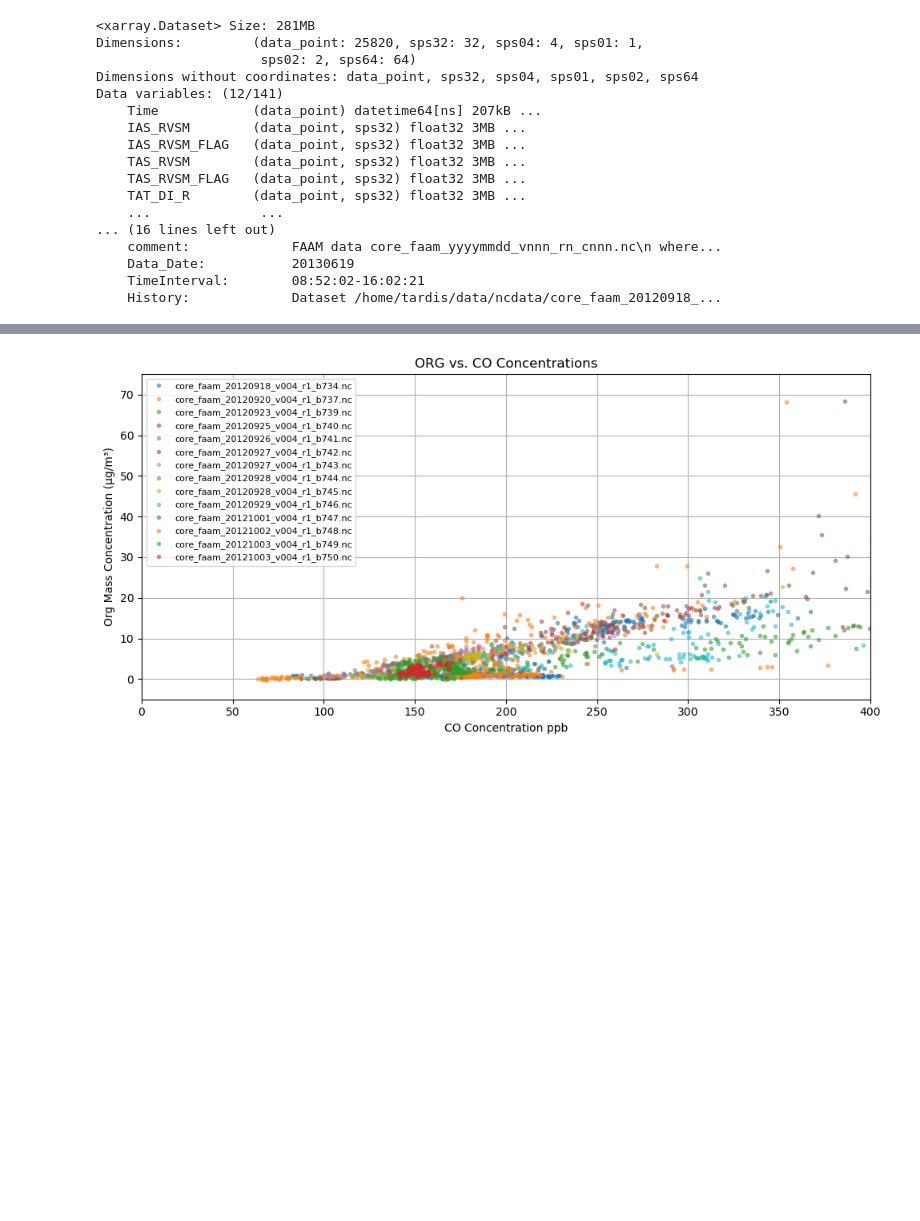
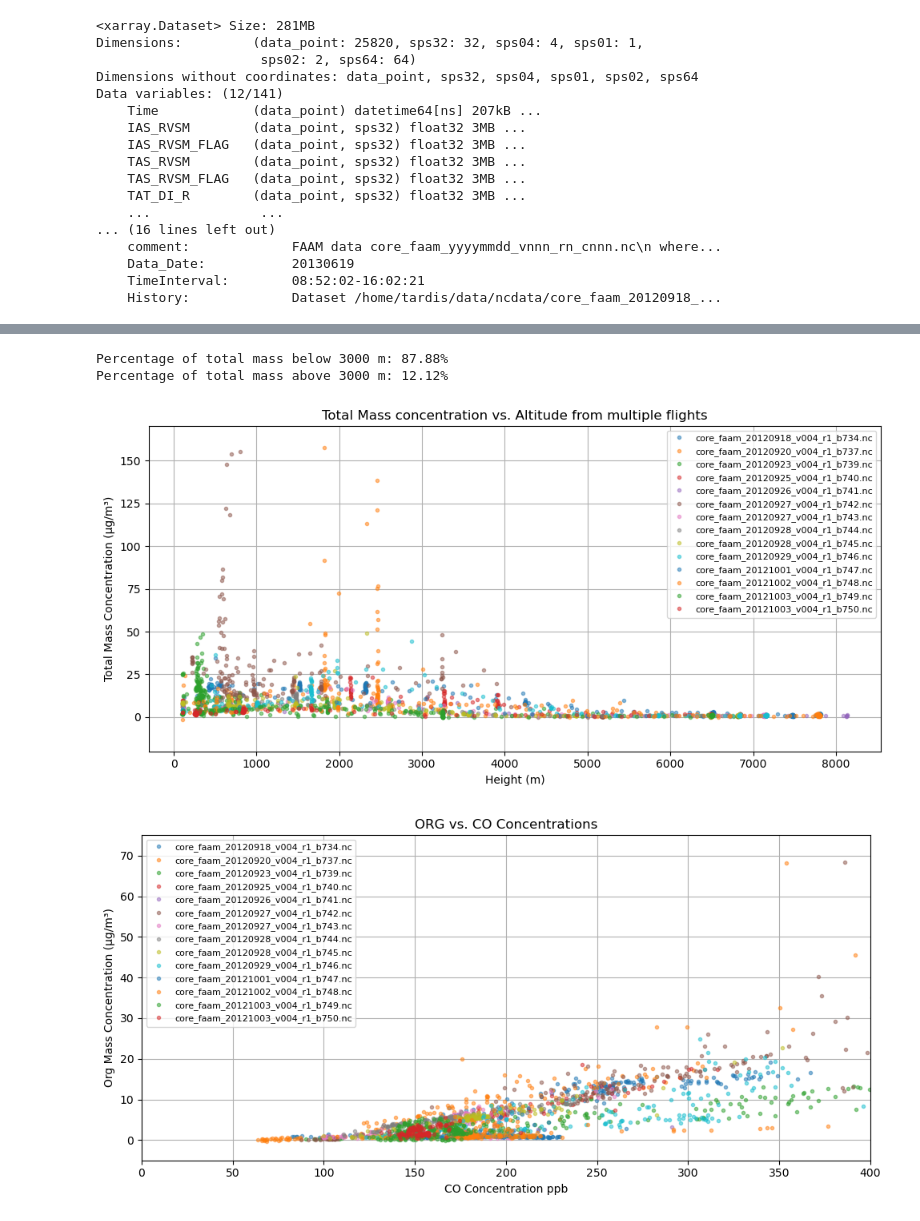
Before and after one commit to thiago-vg/SAMBBA-data-analysis, a Jupyter notebook: Scripts/Height/Height_x_ORG.ipynb, the cells around one changed output, grey strips where cells are left out. Saved outputs shown, nothing was run; the diff lists cells and outputs as text; code cells hidden in the pictures; blank space fills up the shorter version.

```diff
--- a/Scripts/Height/Height_x_ORG.ipynb
+++ b/Scripts/Height/Height_x_ORG.ipynb
@@ -630,3 +555,71 @@ plt.show()
+# %%
+# Store mass values
+mass_below_3000 = []
+mass_above_3000 = []
+
+plt.figure(figsize=(10, 5))
+
+# Iterate over all matching flights
+for sp2_file, ams_file, nc_file, neph_file in zip(filtered_sp2, filtered_ams, filtered_nc, filtered_neph):
+
+    ds_sp2, ds_ams, ds_neph = dataset_sp2_ams_neph(sp2_file, ams_file, neph_file)
+    area_time, total_mass_concentration = Area_plot(ds_sp2, ds_ams, ds_height)
+
+    total_mass_resampled = total_mass_concentration.resample(datetime="1min").mean()
+
+    ds_height = xr.open_dataset(nc_file)
+    ds_height_resampled = ds_height.resample(Time="1min").mean()
+
+    # Align times
+    common_times = np.intersect1d(ds_height_resampled['data_point'], total_mass_resampled["time"])
+    total_mass_matched = total_mass_resampled.sel(time=common_times)
+    height_matched = ds_height_resampled.sel(data_point=common_times)
+
+    # Get values
+    mass_vals = total_mass_matched.values
+    height_vals = height_matched['GPS_ALT'].values.squeeze()
+
+    # Filter out NaNs
+    valid = ~np.isnan(mass_vals) & ~np.isnan(height_vals)
+    mass_vals = mass_vals[valid]
+    height_vals = height_vals[valid]
+
+    # Accumulate mass values by height
+    mass_below_3000.extend(mass_vals[height_vals < 3000])
+    mass_above_3000.extend(mass_vals[height_vals >= 3000])
+
+    # Plot
+    plt.plot(
+        height_vals,
+        mass_vals,
+        marker=".",
+        linewidth=0,
+        alpha=0.5,
+        label=nc_file.split("/")[-1]
+    )
+
+# Compute total mass and percentages
+total_mass = np.sum(mass_below_3000) + np.sum(mass_above_3000)
+percent_below = 100 * np.sum(mass_below_3000) / total_mass
+percent_above = 100 * np.sum(mass_above_3000) / total_mass
+
+# Print results
+print(f"Percentage of total mass below 3000 m: {percent_below:.2f}%")
+print(f"Percentage of total mass above 3000 m: {percent_above:.2f}%")
+
+# Formatting
+plt.xlabel("Height (m)")
+plt.ylabel("Total Mass Concentration (µg/m³)")
+plt.ylim(-20, 170)
+plt.grid()
+plt.legend(loc="best", fontsize=8)
+plt.title("Total Mass concentration vs. Altitude from multiple flights")
+plt.tight_layout()
+plt.show()
+# %% [output]
+Percentage of total mass below 3000 m: 87.88%
+Percentage of total mass above 3000 m: 12.12%
+[figure, added]
 # %%
 
 plt.figure(figsize=(10, 5))
```
Also changed, not shown: parts of 9 cells of this notebook, 17 other files.
